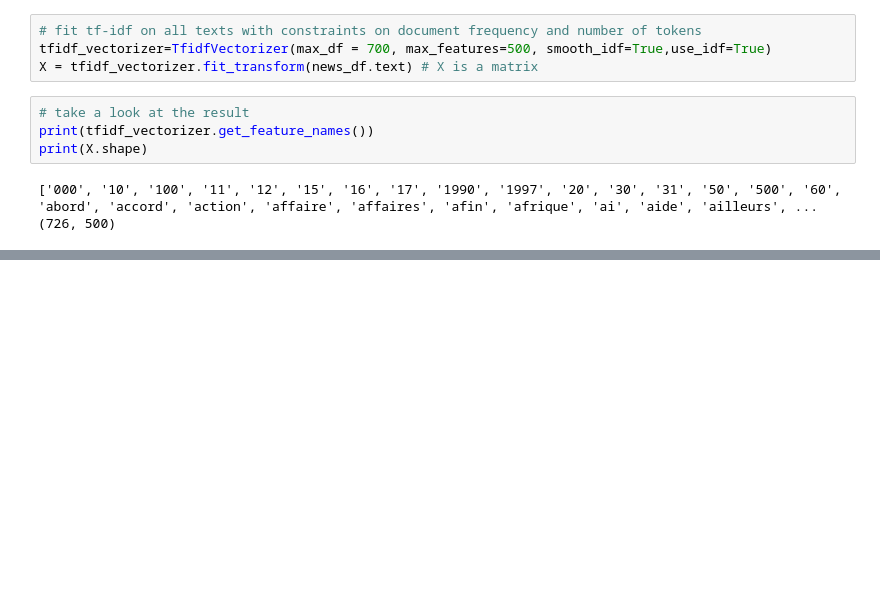
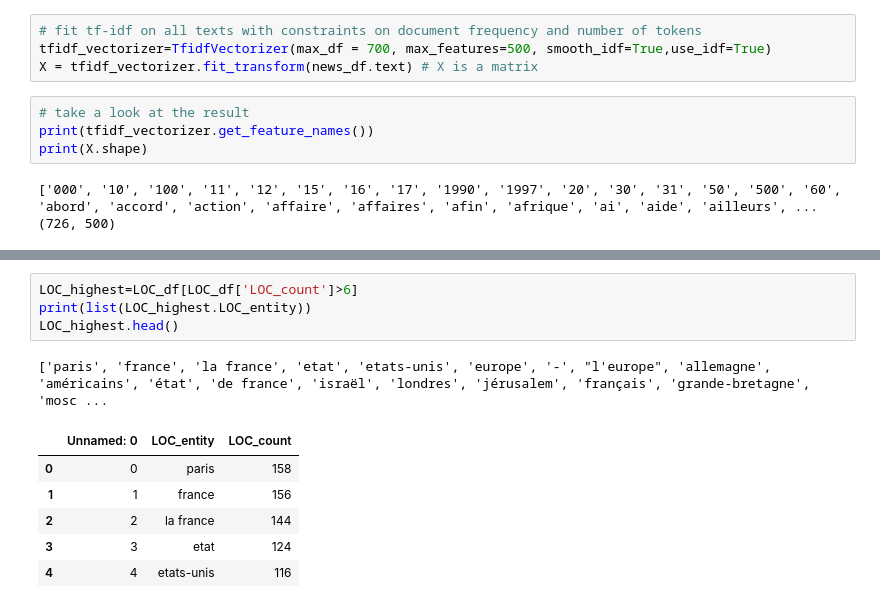
Before and after one commit to ldelille/nlp-archives, a Jupyter notebook: 02_TopicModeling.ipynb, the cells around one changed output, grey strips where cells are left out. Saved outputs shown, nothing was run; the diff lists cells and outputs as text; blank space fills up the shorter version.

```diff
--- a/02_TopicModeling.ipynb
+++ b/02_TopicModeling.ipynb
@@ -299,0 +388,12 @@ Improvement ideas:
+# %%
+LOC_highest=LOC_df[LOC_df['LOC_count']>6]
+print(list(LOC_highest.LOC_entity))
+LOC_highest.head()
+# %% [output]
+['paris', 'france', 'la france', 'etat', 'etats-unis', 'europe', '-', "l'europe", 'allemagne', 'américains', 'état', 'de france', 'israël', 'londres', 'jérusalem', 'français', 'grande-bretagne', 'mosc ...
+|  | Unnamed: 0 | LOC_entity | LOC_count |
+| 0 | 0 | paris | 158 |
+| 1 | 1 | france | 156 |
+| 2 | 2 | la france | 144 |
+| 3 | 3 | etat | 124 |
+| 4 | 4 | etats-unis | 116 |
```
Also changed, not shown: parts of 20 cells of this notebook.
